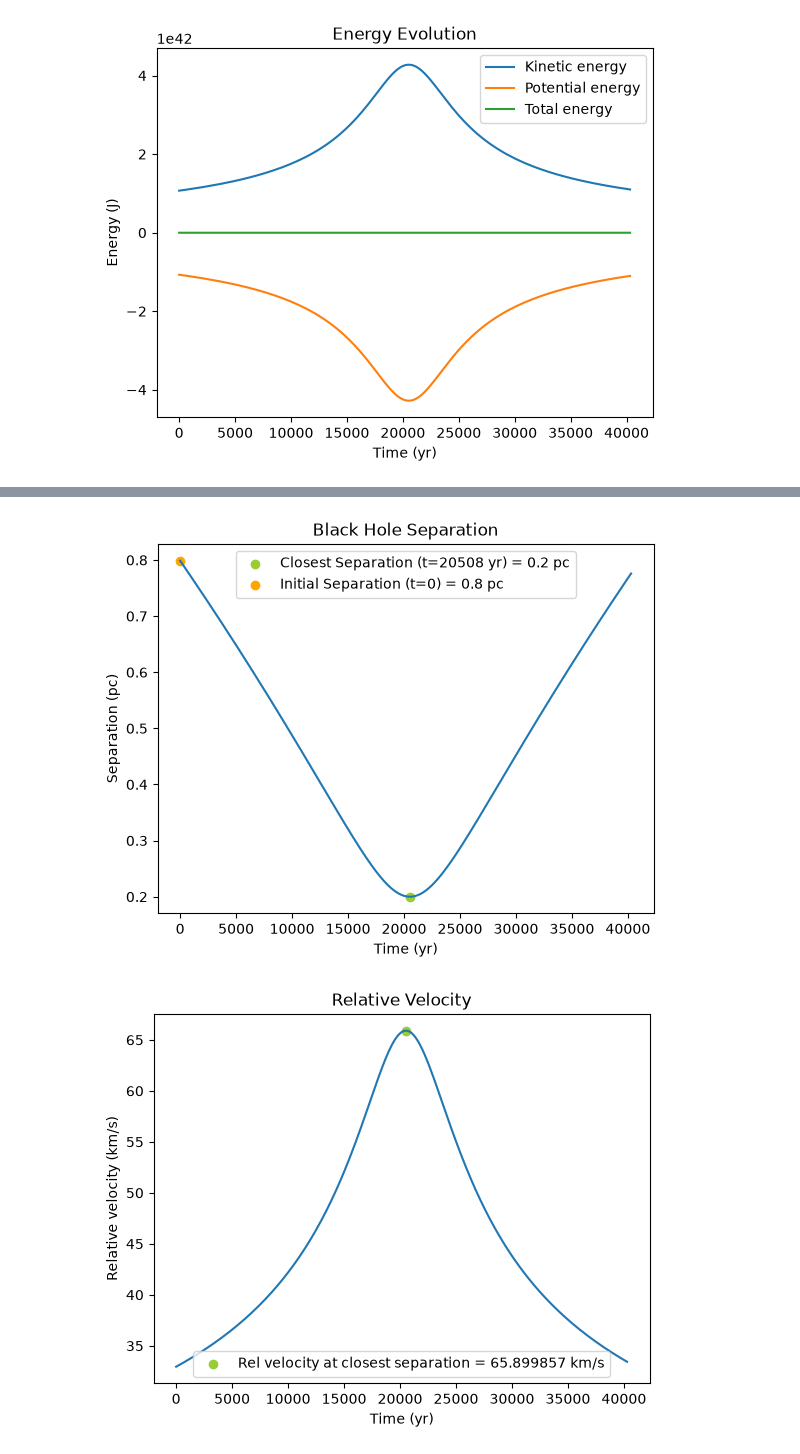
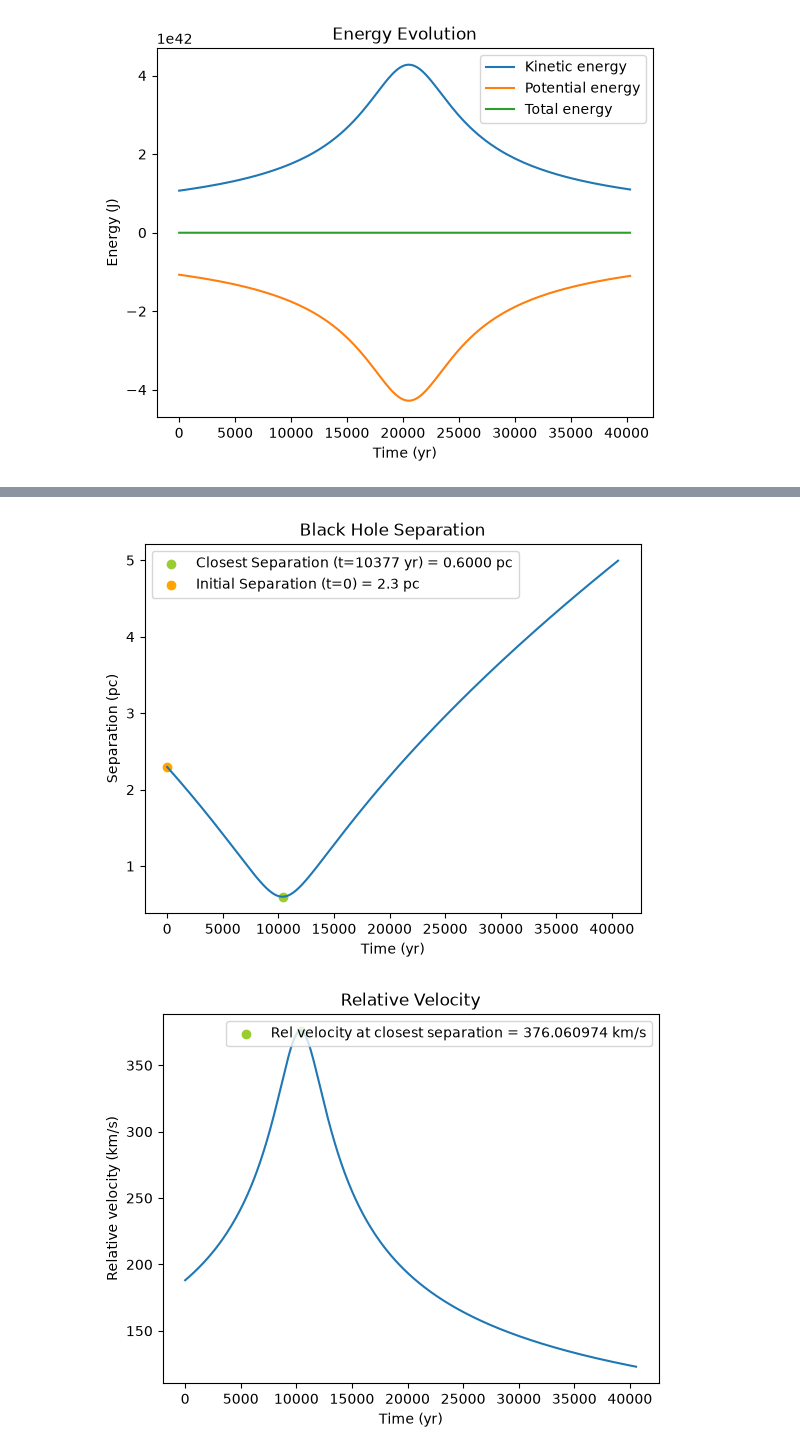
Before and after one commit to jeroen1066/AMUSE-project, a Jupyter notebook: code/julian_notebook.ipynb, the cells around one changed output, grey strips where cells are left out. Cells and saved outputs as stored; diff of their text form; code cells hidden in the pictures.

Commit message:
can now set closest separation by hand

```diff
--- a/code/julian_notebook.ipynb
+++ b/code/julian_notebook.ipynb
@@ -210,16 +210,21 @@ class grav():
         self.potential_energies = []
         self.total_energies = []
 
-    def create_black_hole(self, orb_elem, mass_2bh):
+    def create_black_hole(self, r_a, r_p, mass_2bh):
         """
         Creates a binary black hole system with properties specified by the arguments:
 
         Args:
-            orb_elem: The orbital elements of the incoming black hole (with a and e), should be list
+            r_a: the farthest distance in the orbit from the central black hole
+            r_p: the closest distance in the orbit from the central black hole
             mass_2bh: the mass of the incoming black hole
         """
 
-        self.bodies = new_binary_from_orbital_elements(self.Mass_central_bh, mass_2bh, orb_elem[0], orb_elem[1], 240|units.deg)
+        # calculate the orbital elements (semi major axis and eccentricity) from the furthest and closests approach
+        semi_major = (r_p + r_a) / 2
+        eccentri = (r_a - r_p) / (r_a + r_p)
+
+        self.bodies = new_binary_from_orbital_elements(self.Mass_central_bh, mass_2bh, semi_major, eccentri, 240|units.deg)
         self.bodies.name = ["Central black hole", "Incoming black hole"]
 
         # Calculate Schwarzschild radii based on their mass
@@ -307,7 +312,7 @@ class grav():
         # 1. Separation
         plt.figure()
         plt.plot(times, separations)
-        plt.scatter(times[np.argmin(separations)], separations[np.argmin(separations)], label=f"Closest Separation (t={times[np.argmin(separations)]:.0f} yr) = {separations[np.argmin(separations)]:.1f} pc", c="yellowgreen")
+        plt.scatter(times[np.argmin(separations)], separations[np.argmin(separations)], label=f"Closest Separation (t={times[np.argmin(separations)]:.0f} yr) = {separations[np.argmin(separations)]:.4f} pc", c="yellowgreen")
         plt.scatter(times[0], separations[0], label=f"Initial Separation (t=0) = {separations[0]:.1f} pc", c="orange")
         plt.xlabel("Time (yr)")
         plt.ylabel("Separation (pc)")
@@ -344,9 +349,12 @@ if __name__ == "__main__":
     Use this to test whether everything is working properly and test your code independently of the rest.
     """
 
-    # set some masses and orbital parameters and simulate
-    grav_sim = grav(1e5|units.Msun)
-    grav_sim.create_black_hole([200|units.pc, 0.999], 1e3|units.Msun)
+    # set the orbital parameters and simulate
+    r_a = 40 | units.pc # farthest distance between incoming and central black hole, is not what actually is simulated
+    r_p = 0.6 | units.pc # closests separation
+
+    grav_sim = grav(1e7|units.Msun)
+    grav_sim.create_black_hole(r_a, r_p, 1e4|units.Msun)
 
     grav_sim.setup_grav_simulation()
     grav_sim.propagate_grav_simulation(10|units.yr, 40000|units.yr)
@@ -360,2 +368,2 @@ if __name__ == "__main__":
-[figure, old version]
+[figure, new version]
-[figure, old version]
+[figure, new version]
```
Also changed, not shown: parts of 2 cells of this notebook, 1 other file.
